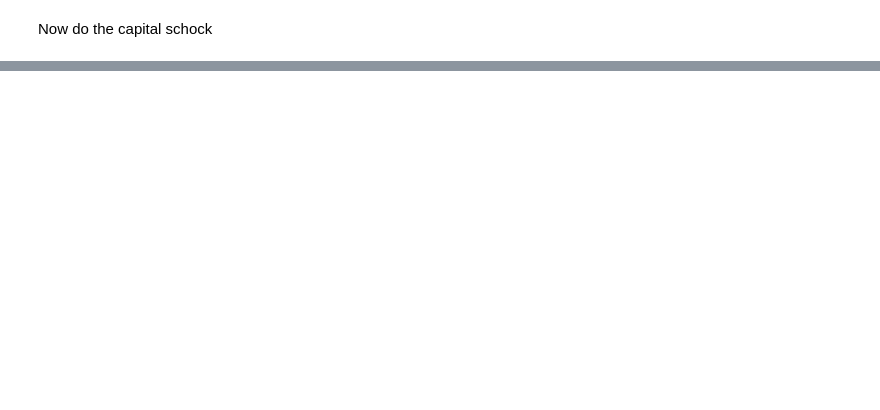
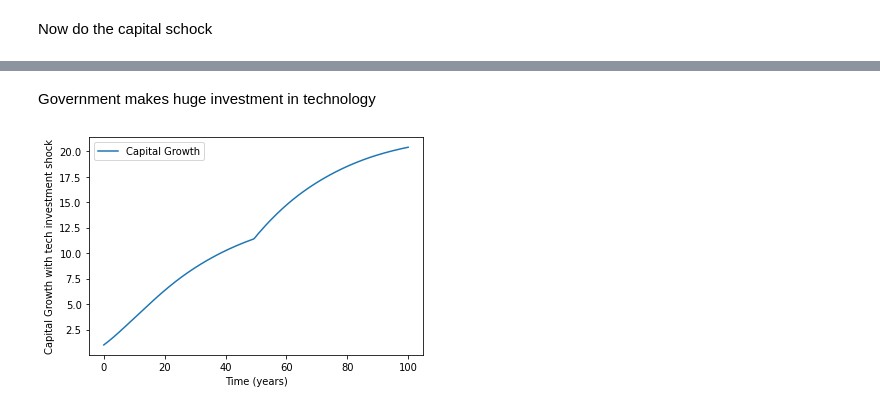
Before and after one commit to addmelo/volume4-project, a Jupyter notebook: Tyler Code.ipynb, the cells around one changed output, grey strips where cells are left out. Saved outputs shown, nothing was run; the diff lists cells and outputs as text; code cells hidden in the pictures; blank space fills up the shorter version.

```diff
--- a/Tyler Code.ipynb
+++ b/Tyler Code.ipynb
@@ -183,0 +252,19 @@ plt.show()
+# %% [markdown]
+Government makes huge investment in technology
+# %%
+def A_investment(t):
+    if 49.5 <= t:
+        return 1.25
+    else:
+        return 1
+ode_tech = population_with_captial_growth(fertility_rate=2.1, life_expectancy=85, fertility_starts=18, fertility_ends=40,A=A_investment,alpha=.5,delta=0.08,s=.3)
+sol_tech = solve_ivp(ode_tech,(0,100),x0,t_eval=ts)
+
+#Plot capital
+plt.plot(sol_tech.t,sol_tech.y[-1],label = "Capital Growth")
+plt.legend()
+plt.xlabel("Time (years)")
+plt.ylabel("Capital Growth with tech investment shock")
+plt.show()
+# %% [output]
+[figure, added]
```
Also changed, not shown: parts of 5 cells of this notebook.
